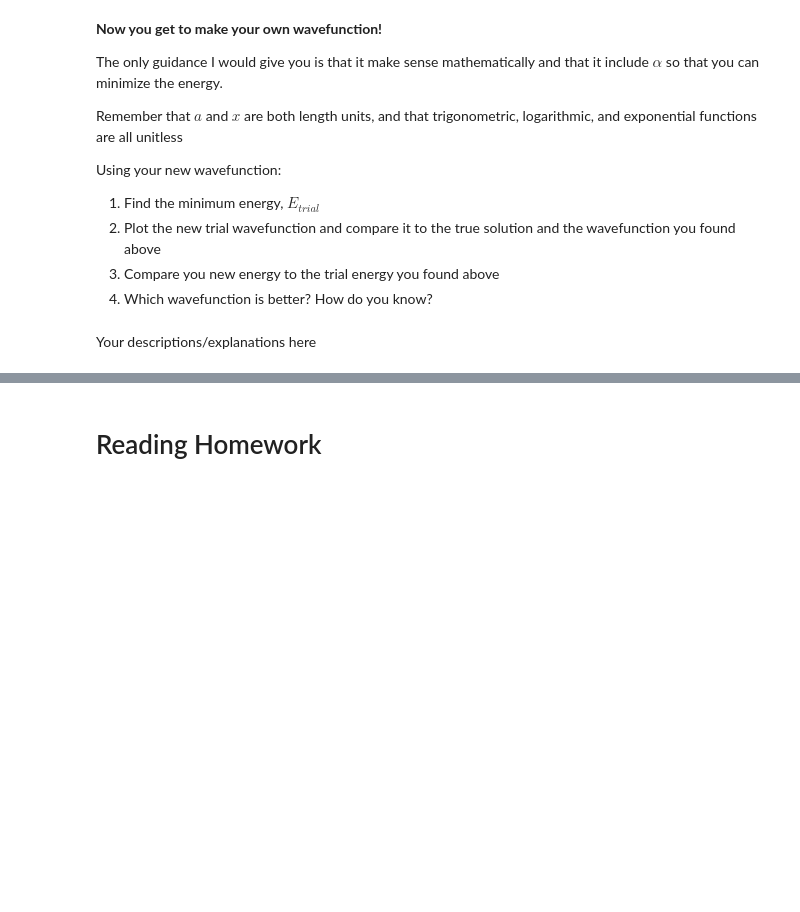
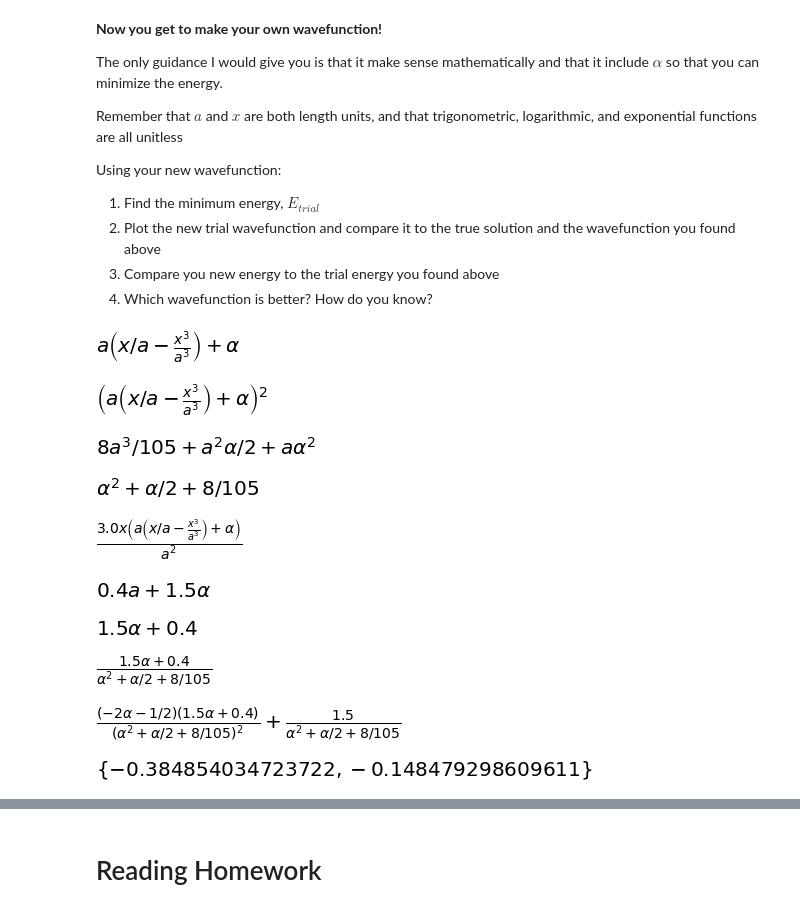
Before and after one commit to sju-chem264-2019/10-3-19-lecture-Yekaterina25, a Jupyter notebook: variational-principle.ipynb, the cells around one changed output, grey strips where cells are left out. Cells and saved outputs as stored; diff of their text form; code cells hidden in the pictures; blank space fills up the shorter version.

```diff
--- a/variational-principle.ipynb
+++ b/variational-principle.ipynb
@@ -213,5 +211,16 @@ newtrialw
+# %%
+from sympy import *
+newtrialw=a*((x/a)-(x**3/a**3))+alpha
+newtrialw
+# %% [output]
+[figure, added]
 # %%
 newtrialw1=newtrialw*newtrialw
 newtrialw1
+# %% [output]
+[figure, added]
 # %%
-bottomd=sym.integrate(newtrialw1, (x,0,a))
+denominator=sym.integrate(newtrialw1,(x,0,a))
+denominator
+# %% [output]
+[figure, added]
@@ -218,2 +229,15 @@ bottomd=sym.integrate(newtrialw1, (x,0,a))
+# %%
+exprden=denominator.subs(a,1)
+exprden
+# %% [output]
+[figure, added]
+# %%
+exprnum=-0.5*(sym.diff(newtrialw,x,x))*newtrialw
+exprnum
+# %% [output]
+[figure, added]
 # %%
-denominator=sym.integrate(newtrialw1,(x,0,a))
+numerator=sym.integrate(exprnum, (x,0, a))
+numerator
+# %% [output]
+[figure, added]
@@ -222,2 +244,20 @@ denominator
-# %% [markdown]
-Your descriptions/explanations here
+# %%
+numeratort=numerator.subs(a,1)
+numeratort
+# %% [output]
+[figure, added]
+# %%
+newenergy=numeratort/exprden
+newenergy
+# %% [output]
+[figure, added]
+# %%
+newenergydiff=sym.diff(newenergy, alpha)
+newenergydiff
+# %% [output]
+[figure, added]
+# %%
+newsolutions=sym.solveset(newenergydiff, alpha)
+newsolutions
+# %% [output]
+[figure, added]
```
Also changed, not shown: parts of 11 cells of this notebook.
